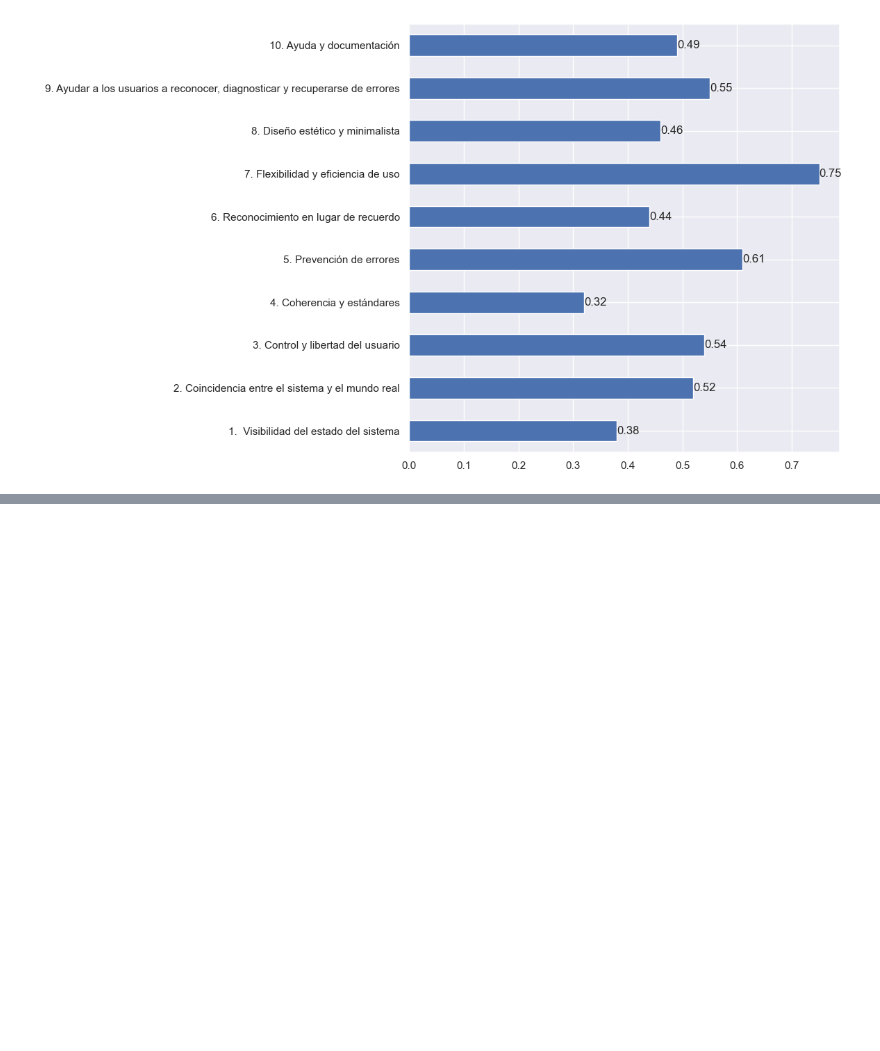
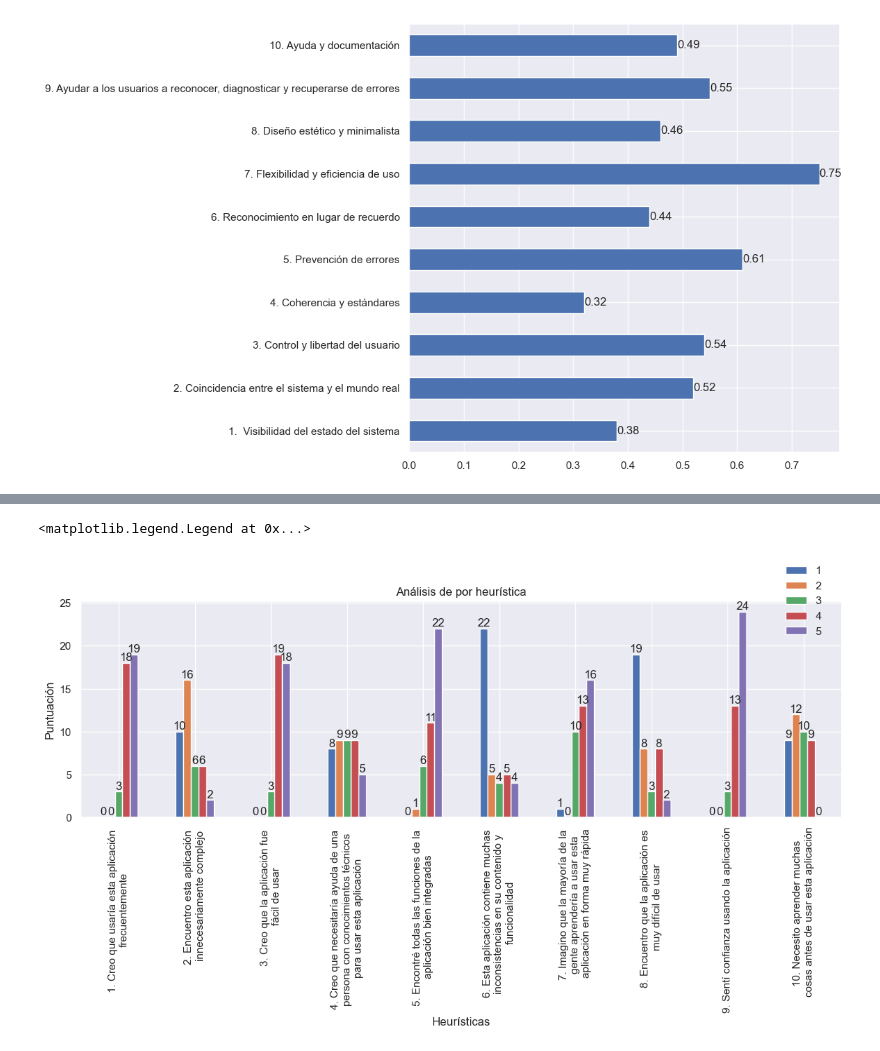
Before and after one commit to Herziox/Data-Mining-System-SETEC, a Jupyter notebook: 8_usability_module/usability_module.ipynb, the cells around one changed output, grey strips where cells are left out. Saved outputs shown, nothing was run; the diff lists cells and outputs as text; code cells hidden in the pictures; blank space fills up the shorter version.

```diff
--- a/8_usability_module/usability_module.ipynb
+++ b/8_usability_module/usability_module.ipynb
@@ -196,0 +157,35 @@ for ax, col in zip(axes, df_nielsen_proc_2.columns):
+# %%
+arr_sus_resultados = []
+for col in df_sus.columns[:-3]:
+    arr_sus_resultados.append(df_sus[col].value_counts().sort_index(ascending=True))
+df_res_sus = pd.DataFrame(arr_sus_resultados)
+df_res_sus = df_res_sus.transpose().sort_index()
+# %%
+new_cols =['1. Creo que usaría esta aplicación \nfrecuentemente',
+'2. Encuentro esta aplicación \ninnecesariamente complejo',
+'3. Creo que la aplicación fue \nfácil de usar',
+'4. Creo que necesitaría ayuda de una \npersona con conocimientos técnicos \npara usar esta aplicación',
+'5. Encontré todas las funciones de la \naplicación bien integradas',
+'6. Esta aplicación contiene muchas \ninconsistencias en su contenido y \nfuncionalidad',
+'7. Imagino que la mayoría de la \ngente aprendería a usar esta \naplicación en forma muy rápida',
+'8. Encuentro que la aplicación es \nmuy difícil de usar',
+'9. Sentí confianza usando la aplicación',
+'10. Necesito aprender muchas \ncosas antes de usar esta aplicación']
+# %%
+for i in range(len(df_res_sus.columns)):
+    df_res_sus.rename(columns={df_res_sus.columns[i]:new_cols[i]},inplace=True)
+# %%
+df_res_sus = df_res_sus.transpose()
+# %%
+sns.set_style("dark")
+sns.set(rc = {'figure.figsize':(14,4)})
+ax = df_res_sus.plot(kind="bar")
+for i in ax.containers:
+    ax.bar_label(i,)
+plt.title("Análisis de por heurística")
+plt.xlabel("Heurísticas")
+plt.ylabel("Puntuación")
+plt.legend(bbox_to_anchor=(0.95, 1), loc='center', frameon=False,borderaxespad=0)
+# %% [output]
+<matplotlib.legend.Legend at 0x...>
+[figure, added]
```
Also changed, not shown: parts of 24 cells of this notebook, 13 other files.
